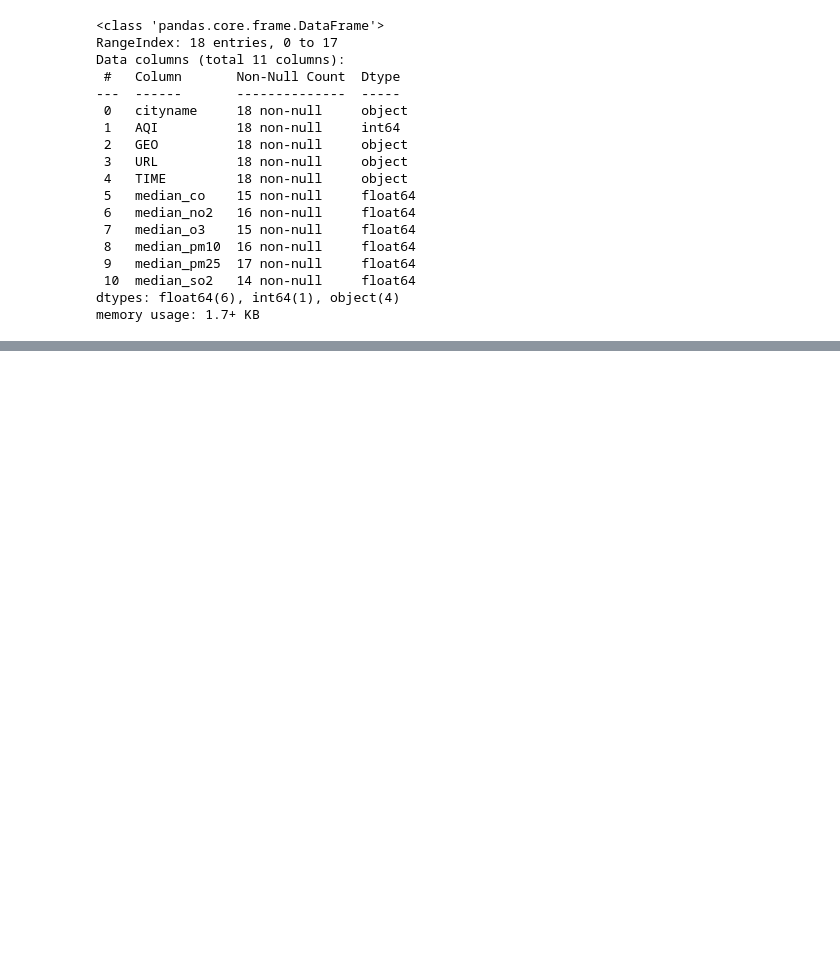
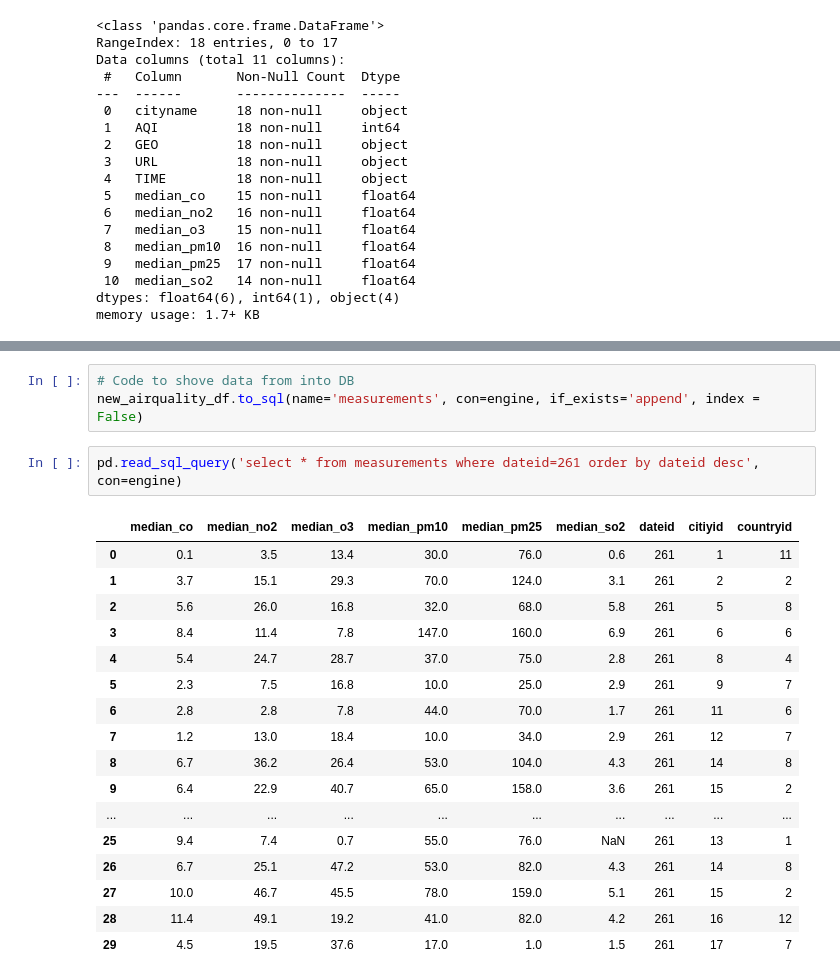
Before and after one commit to seankda/Project3-Weather, a Jupyter notebook: Chris Armstrong/Clean_and_Merge_v3.ipynb, the cells around one changed output, grey strips where cells are left out. Saved outputs shown, nothing was run; the diff lists cells and outputs as text; blank space fills up the shorter version.

```diff
--- a/Chris Armstrong/Clean_and_Merge_v3.ipynb
+++ b/Chris Armstrong/Clean_and_Merge_v3.ipynb
@@ -661,0 +712,23 @@ new_airquality_df
+# %%
+# Code to shove data from into DB
+new_airquality_df.to_sql(name='measurements', con=engine, if_exists='append', index = False)
+# %%
+pd.read_sql_query('select * from measurements where dateid=261 order by dateid desc', con=engine)
+# %% [output]
+|  | median_co | median_no2 | median_o3 | median_pm10 | median_pm25 | median_so2 | dateid | citiyid | countryid |
+| 0 | 0.1 | 3.5 | 13.4 | 30.0 | 76.0 | 0.6 | 261 | 1 | 11 |
+| 1 | 3.7 | 15.1 | 29.3 | 70.0 | 124.0 | 3.1 | 261 | 2 | 2 |
+| 2 | 5.6 | 26.0 | 16.8 | 32.0 | 68.0 | 5.8 | 261 | 5 | 8 |
+| 3 | 8.4 | 11.4 | 7.8 | 147.0 | 160.0 | 6.9 | 261 | 6 | 6 |
+| 4 | 5.4 | 24.7 | 28.7 | 37.0 | 75.0 | 2.8 | 261 | 8 | 4 |
+| 5 | 2.3 | 7.5 | 16.8 | 10.0 | 25.0 | 2.9 | 261 | 9 | 7 |
+| 6 | 2.8 | 2.8 | 7.8 | 44.0 | 70.0 | 1.7 | 261 | 11 | 6 |
+| 7 | 1.2 | 13.0 | 18.4 | 10.0 | 34.0 | 2.9 | 261 | 12 | 7 |
+| 8 | 6.7 | 36.2 | 26.4 | 53.0 | 104.0 | 4.3 | 261 | 14 | 8 |
+| 9 | 6.4 | 22.9 | 40.7 | 65.0 | 158.0 | 3.6 | 261 | 15 | 2 |
+| ... | ... | ... | ... | ... | ... | ... | ... | ... | ... |
+| 25 | 9.4 | 7.4 | 0.7 | 55.0 | 76.0 | NaN | 261 | 13 | 1 |
+| 26 | 6.7 | 25.1 | 47.2 | 53.0 | 82.0 | 4.3 | 261 | 14 | 8 |
+| 27 | 10.0 | 46.7 | 45.5 | 78.0 | 159.0 | 5.1 | 261 | 15 | 2 |
+| 28 | 11.4 | 49.1 | 19.2 | 41.0 | 82.0 | 4.2 | 261 | 16 | 12 |
+| 29 | 4.5 | 19.5 | 37.6 | 17.0 | 1.0 | 1.5 | 261 | 17 | 7 |
```
Also changed, not shown: parts of 8 cells of this notebook.
